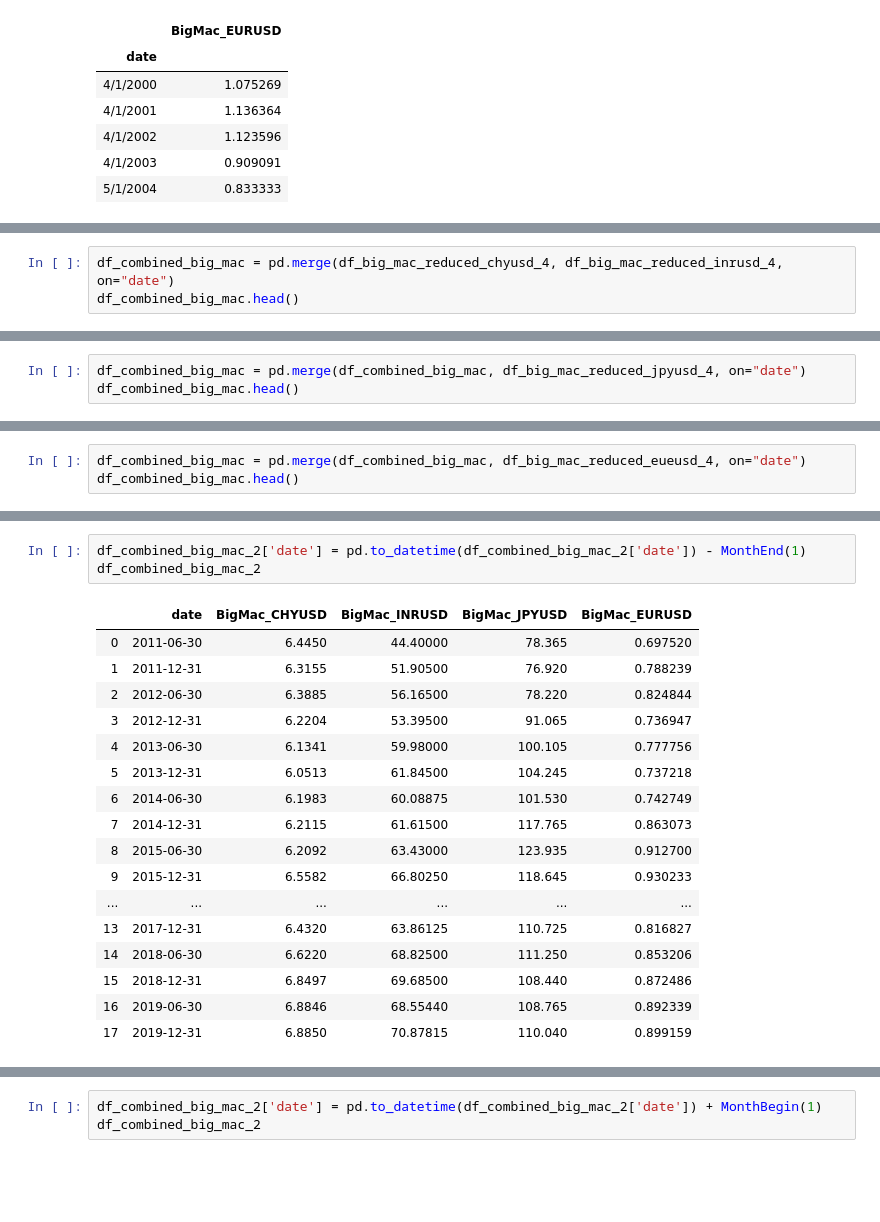
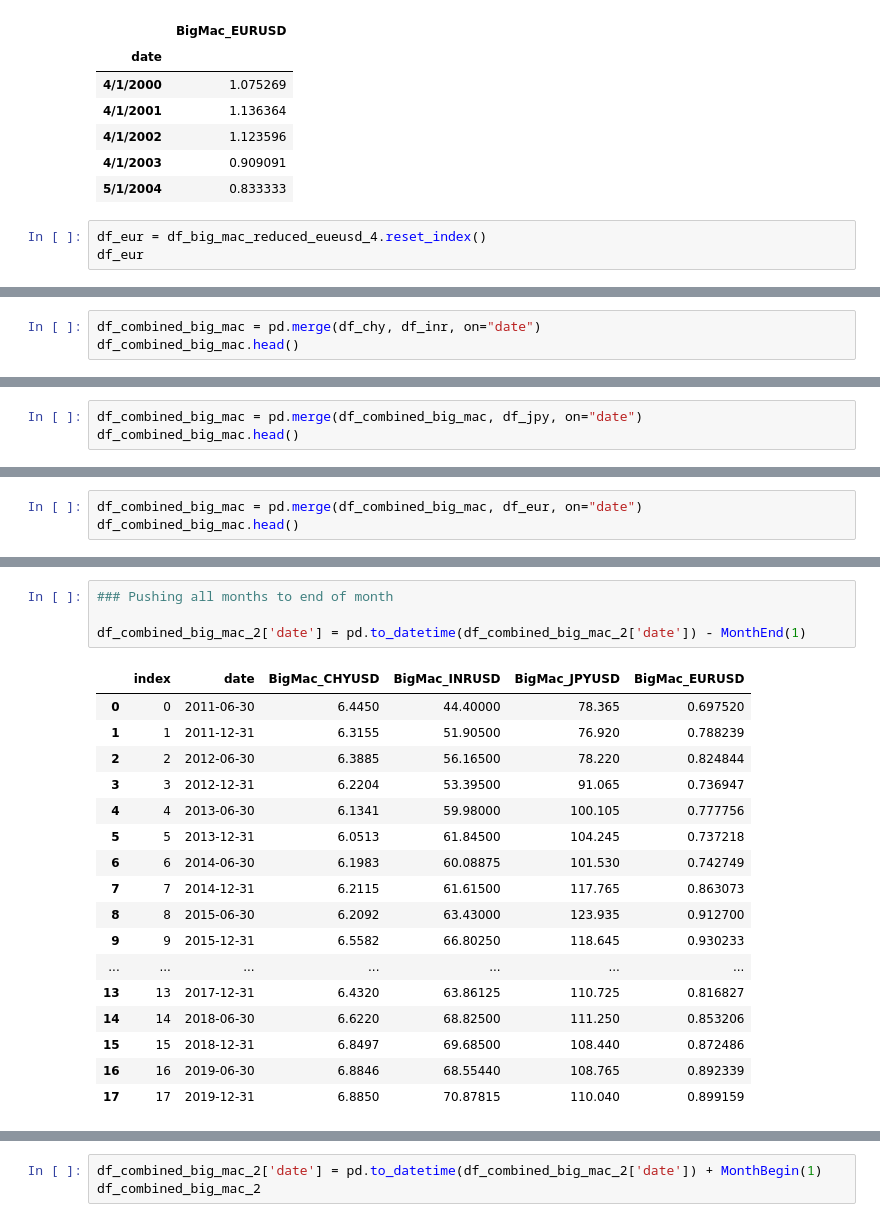
Before and after one commit to annmcnamara/ETL, a Jupyter notebook: 01_Transform_BigMacIndex_CSV.ipynb, the cells around one changed output, grey strips where cells are left out. Saved outputs shown, nothing was run; the diff lists cells and outputs as text; blank space fills up the shorter version.

```diff
--- a/01_Transform_BigMacIndex_CSV.ipynb
+++ b/01_Transform_BigMacIndex_CSV.ipynb
@@ -217,3 +295,6 @@ df_big_mac_reduced_eueusd_4.head()
 | 4/1/2002 | 1.123596 |
 | 4/1/2003 | 0.909091 |
 | 5/1/2004 | 0.833333 |
+# %%
+df_eur = df_big_mac_reduced_eueusd_4.reset_index()
+df_eur
@@ -220,4 +321,4 @@ df_big_mac_reduced_eueusd_4.head()
 # %%
-df_combined_big_mac = pd.merge(df_big_mac_reduced_chyusd_4, df_big_mac_reduced_inrusd_4, on="date")
+df_combined_big_mac = pd.merge(df_chy, df_inr, on="date")
 df_combined_big_mac.head()
 # %% [output]
@@ -231,4 +331,4 @@ df_combined_big_mac.head()
 # %%
-df_combined_big_mac = pd.merge(df_combined_big_mac, df_big_mac_reduced_jpyusd_4, on="date")
+df_combined_big_mac = pd.merge(df_combined_big_mac, df_jpy, on="date")
 df_combined_big_mac.head()
 # %% [output]
@@ -242,4 +341,4 @@ df_combined_big_mac.head()
 # %%
-df_combined_big_mac = pd.merge(df_combined_big_mac, df_big_mac_reduced_eueusd_4, on="date")
+df_combined_big_mac = pd.merge(df_combined_big_mac, df_eur, on="date")
 df_combined_big_mac.head()
 # %% [output]
@@ -295,21 +394,22 @@ df_combined_big_mac_2
 # %%
+### Pushing all months to end of month
+
 df_combined_big_mac_2['date'] = pd.to_datetime(df_combined_big_mac_2['date']) - MonthEnd(1)
-df_combined_big_mac_2
 # %% [output]
-|  | date | BigMac_CHYUSD | BigMac_INRUSD | BigMac_JPYUSD | BigMac_EURUSD |
-| 0 | 2011-06-30 | 6.4450 | 44.40000 | 78.365 | 0.697520 |
-| 1 | 2011-12-31 | 6.3155 | 51.90500 | 76.920 | 0.788239 |
-| 2 | 2012-06-30 | 6.3885 | 56.16500 | 78.220 | 0.824844 |
-| 3 | 2012-12-31 | 6.2204 | 53.39500 | 91.065 | 0.736947 |
-| 4 | 2013-06-30 | 6.1341 | 59.98000 | 100.105 | 0.777756 |
-| 5 | 2013-12-31 | 6.0513 | 61.84500 | 104.245 | 0.737218 |
-| 6 | 2014-06-30 | 6.1983 | 60.08875 | 101.530 | 0.742749 |
-| 7 | 2014-12-31 | 6.2115 | 61.61500 | 117.765 | 0.863073 |
-| 8 | 2015-06-30 | 6.2092 | 63.43000 | 123.935 | 0.912700 |
-| 9 | 2015-12-31 | 6.5582 | 66.80250 | 118.645 | 0.930233 |
-| ... | ... | ... | ... | ... | ... |
-| 13 | 2017-12-31 | 6.4320 | 63.86125 | 110.725 | 0.816827 |
-| 14 | 2018-06-30 | 6.6220 | 68.82500 | 111.250 | 0.853206 |
-| 15 | 2018-12-31 | 6.8497 | 69.68500 | 108.440 | 0.872486 |
-| 16 | 2019-06-30 | 6.8846 | 68.55440 | 108.765 | 0.892339 |
-| 17 | 2019-12-31 | 6.8850 | 70.87815 | 110.040 | 0.899159 |
+|  | index | date | BigMac_CHYUSD | BigMac_INRUSD | BigMac_JPYUSD | BigMac_EURUSD |
+| 0 | 0 | 2011-06-30 | 6.4450 | 44.40000 | 78.365 | 0.697520 |
+| 1 | 1 | 2011-12-31 | 6.3155 | 51.90500 | 76.920 | 0.788239 |
+| 2 | 2 | 2012-06-30 | 6.3885 | 56.16500 | 78.220 | 0.824844 |
+| 3 | 3 | 2012-12-31 | 6.2204 | 53.39500 | 91.065 | 0.736947 |
+| 4 | 4 | 2013-06-30 | 6.1341 | 59.98000 | 100.105 | 0.777756 |
+| 5 | 5 | 2013-12-31 | 6.0513 | 61.84500 | 104.245 | 0.737218 |
+| 6 | 6 | 2014-06-30 | 6.1983 | 60.08875 | 101.530 | 0.742749 |
+| 7 | 7 | 2014-12-31 | 6.2115 | 61.61500 | 117.765 | 0.863073 |
+| 8 | 8 | 2015-06-30 | 6.2092 | 63.43000 | 123.935 | 0.912700 |
+| 9 | 9 | 2015-12-31 | 6.5582 | 66.80250 | 118.645 | 0.930233 |
+| ... | ... | ... | ... | ... | ... | ... |
+| 13 | 13 | 2017-12-31 | 6.4320 | 63.86125 | 110.725 | 0.816827 |
+| 14 | 14 | 2018-06-30 | 6.6220 | 68.82500 | 111.250 | 0.853206 |
+| 15 | 15 | 2018-12-31 | 6.8497 | 69.68500 | 108.440 | 0.872486 |
+| 16 | 16 | 2019-06-30 | 6.8846 | 68.55440 | 108.765 | 0.892339 |
+| 17 | 17 | 2019-12-31 | 6.8850 | 70.87815 | 110.040 | 0.899159 |
```
Also changed, not shown: parts of 24 cells of this notebook, 1 other file.
